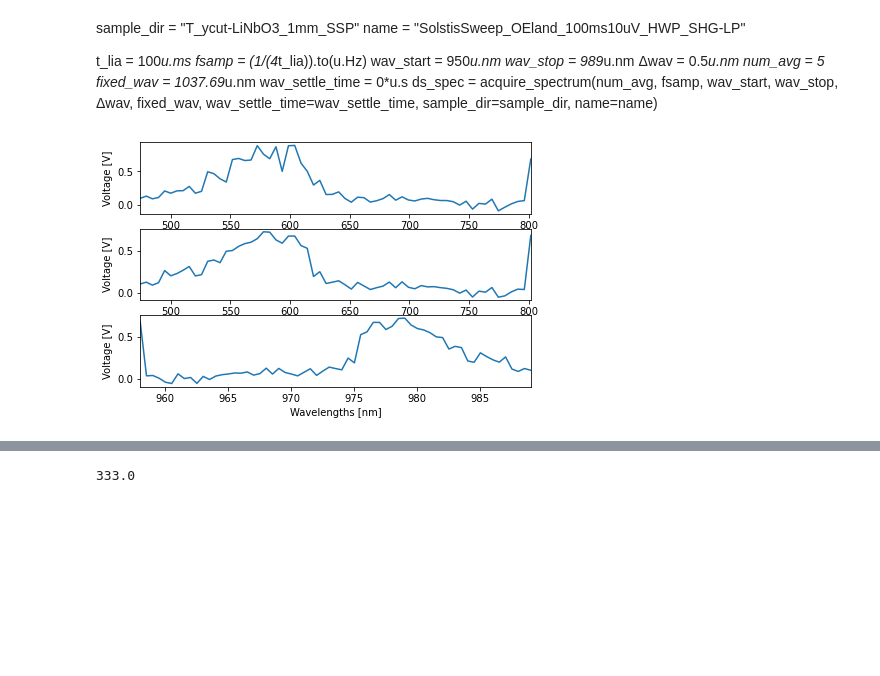
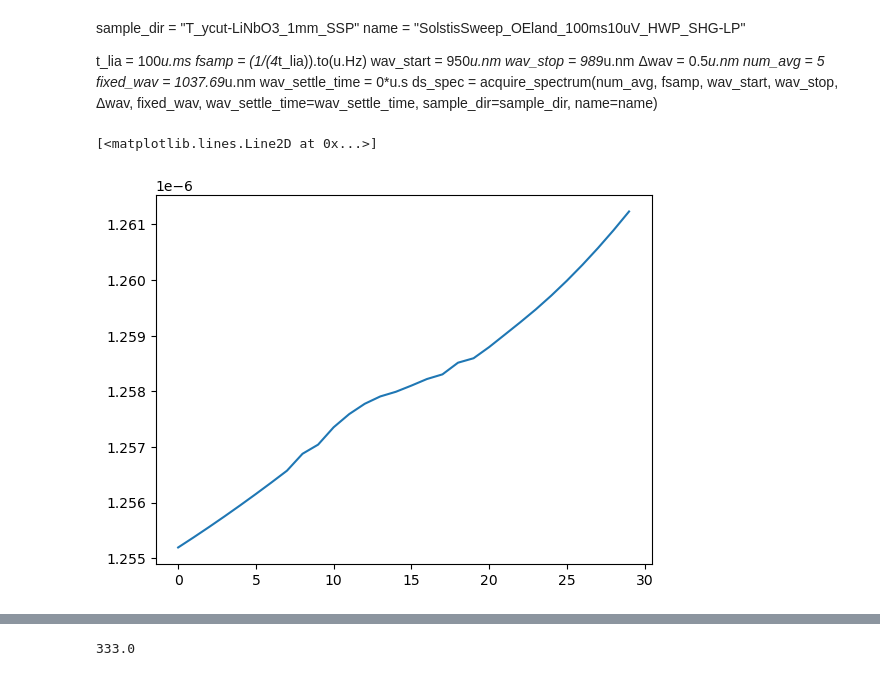
Before and after one commit to eauyehara/experiment_control, a Jupyter notebook: notebooks/srs_microscope.ipynb, the cells around one changed output, grey strips where cells are left out. Cells and saved outputs as stored; diff of their text form; code cells hidden in the pictures; blank space fills up the shorter version.

```diff
--- a/notebooks/srs_microscope.ipynb
+++ b/notebooks/srs_microscope.ipynb
@@ -43,5 +44,4 @@ importing attr t_lia_units...
 # %% [markdown]
 # Spectral Acquisition
 # %%
-osa = initialize_osa(ref_level = -43*u.dimensionless, wav_stop = 1300*u.nm)
-# osa = instrument("hp_osa", reopen_policy='reuse')
+osa = initialize_osa(ref_level = -43*u.dimensionless, wav_start=1050*u.nm, wav_stop = 1300*u.nm)
@@ -54,19 +55,30 @@ pk_wls[0].m
+# %%
+span = 1300*u.nm - 1230*u.nm
+center_wl = np.round(span/2) + 1250*u.nm
+osa.set_wavelength_span(span)
+osa.set_center_wavelength(center_wl)
+# %%
+span = 1090*u.nm - 1030*u.nm
+center_wl = np.round(span/2) + 1030*u.nm
+osa.set_wavelength_span(span)
+osa.set_center_wavelength(center_wl)
 # %%
 sample_dir = 'Test_VCSEL_sweep'
-name = 'voltage_sweep'
+name = 'diamond_sweep_VOA_wavvolt-trunc_OE71mW_Dev1a8.5mW_best'
 
-t_lia = 3*u.ms
-wav_start = 1280*u.nm
+t_lia = 30*u.ms
+sens_lia = 300 * u.uV
+wav_start = 1253*u.nm
 wav_stop = 1290*u.nm
-Δwav = 0.5*u.nm
-wav_settle_time = 1*u.s
+Δwav = 0.2*u.nm
+wav_settle_time = 0.3*u.s
 num_avg = 5
-fixed_wav = 1253.3*u.nm
+fixed_wav = 1075.6*u.nm
 
 wavvolt_dir = 'C:\\Users\\euyehara\\experiment_control\\calibration_data\\VCSEL_calibration\\'
-wavvolt_file = wavvolt_dir + 'wavvolt_Dev1a_25C_CW976_5.00mW_2024-10-30.mat'
+wavvolt_file = wavvolt_dir + 'wavvolt-trunc_Dev1a_25C_OEland1076_5.72mW_2025-3-17.mat'
+delayvolt_file = wavvolt_dir + 'delayvolt3.mat'
 
-
-ds_spec = acquire_spectrum(osa, wavvolt_file, num_avg, t_lia, wav_start, wav_stop, Δwav, fixed_wav, wav_settle_time=wav_settle_time, sample_dir=sample_dir, name=name)
+ds_spec = acquire_spectrum(osa, wavvolt_file, delayvolt_file, num_avg, t_lia, sens_lia, wav_start, wav_stop, Δwav, fixed_wav, wav_settle_time=wav_settle_time, sample_dir=sample_dir, name=name)
 # %% [output]
 saving data to:
@@ -114,6 +132,10 @@ fixed_wav = 1037.69*u.nm
 wav_settle_time = 0*u.s
 ds_spec = acquire_spectrum(num_avg, fsamp, wav_start, wav_stop, Δwav, fixed_wav, wav_settle_time=wav_settle_time, sample_dir=sample_dir, name=name)
 # %%
-fig=plot_spectra(ds_spec)
+plt.figure()
+ind_arr = np.arange(0, s_wl.shape[0],1)
+s_wl = savgol_filter(ds_spec["stokes_wl_meas"].m, 15,2)*u.m
+plt.plot(ind_arr,s_wl)
 # %% [output]
+[<matplotlib.lines.Line2D at 0x...>]
-[figure, old version]
+[figure, new version]
```
Also changed, not shown: parts of 14 cells of this notebook, 3 other files.
